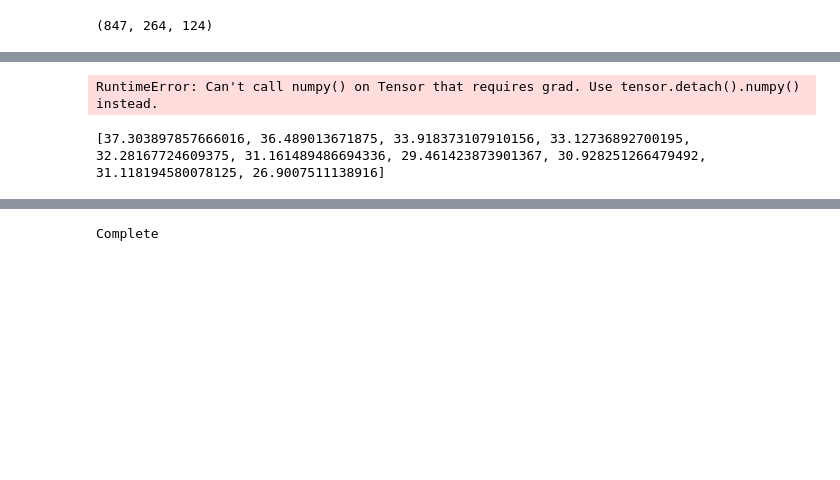
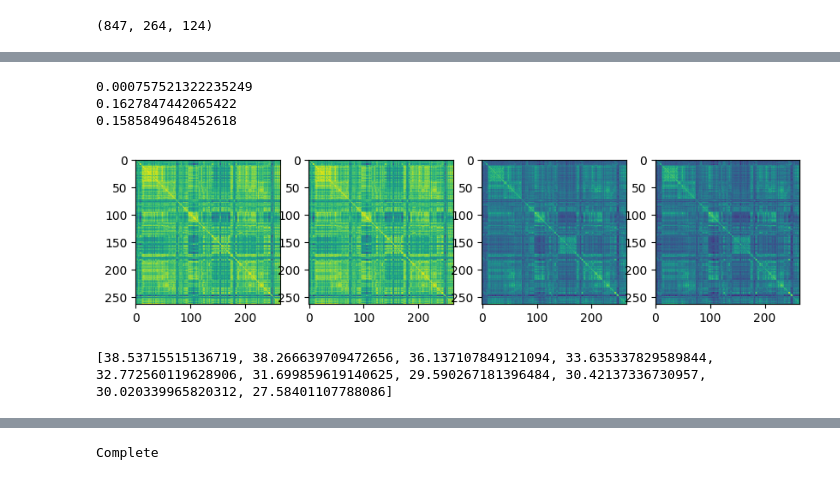
Before and after one commit to aorliche/PNC, a Jupyter notebook: LatSimEC/LatSimEC17DynFCApproxStatic.ipynb, the cells around one changed output, grey strips where cells are left out. Cells and saved outputs as stored; diff of their text form; code cells hidden in the pictures; blank space fills up the shorter version.

Commit message:
Best combo sparsity not good, ReLU good but only in creating dict, codes ridge only

```diff
--- a/LatSimEC/LatSimEC17DynFCApproxStatic.ipynb
+++ b/LatSimEC/LatSimEC17DynFCApproxStatic.ipynb
@@ -277,34 +358,37 @@ torch.Size([847, 200, 124])
 # %%
 # Reconstruct static FC from dynamic FC
 
 import matplotlib.pyplot as plt
 
-sub = 398
+sub = 200
 
 dynfc = get_sub_fc(x[sub])
 dynfc = torch.mean(dynfc, dim=-1).detach().cpu().numpy()
 
 statfc = np.corrcoef(ts[0][sub])
 
 reconfc = lrw(sub, book)
 reconfc = torch.mean(reconfc, dim=-1).detach().cpu().numpy()
 
 A = book.reshape(book.shape[0], -1).permute(1,0)
-reconfc2 = torch.mean((A.cpu()@codes[sub]), dim=1).reshape(264,264).numpy()
+reconfc2 = torch.mean(A.cpu()@F.relu(net.w[sub]).detach().cpu(), dim=1).reshape(264,264).detach().cpu().numpy()
 
 fig, ax = plt.subplots(1,4,figsize=(10,3))
 
 print(np.mean((statfc-124*dynfc)**2)**0.5)
 print(np.mean((statfc-124*reconfc)**2)**0.5)
 print(np.mean((statfc-124*reconfc2)**2)**0.5)
 
 ax[0].imshow(dynfc)
 ax[1].imshow(statfc)
 ax[2].imshow(reconfc)
 ax[3].imshow(reconfc2)
 fig.show()
 # %% [output]
-RuntimeError: Can't call numpy() on Tensor that requires grad. Use tensor.detach().numpy() instead.
+0.000757521322235249
+0.1627847442065422
+0.1585849648452618
+[figure, added]
 # %%
 ntrain = 30
 
@@ -313,6 +397,7 @@ losses = []
 for ntrain in [30,50,100,200,300,400,500,600,700,800]:
 
     codescuda = codes.float().cuda()
+#     codescuda = F.relu(net.w.detach())
     xps = torch.mean(codescuda, dim=-1) #ps.reshape(ps.shape[0],-1)
     xps = torch.cat([xps, torch.ones(xps.shape[0], 1).float().cuda()], dim=1)
     xtr = xps[:ntrain]
@@ -323,14 +408,15 @@ for ntrain in [30,50,100,200,300,400,500,600,700,800]:
     ytr = y_t[:ntrain]
     yt = y_t[ntrain:]
 
-    w, _, _, _ = torch.linalg.lstsq(xtr.T@xtr + 0.01*torch.eye(201).float().cuda(), xtr.T@ytr)
+    # REDUCE THIS TO GET GOOD RESULTS WITH SPARSITY 0.01->0.001 or 0.0001
+    w, _, _, _ = torch.linalg.lstsq(xtr.T@xtr + 0.01*torch.eye(501).float().cuda(), xtr.T@ytr)
 
 #     print(torch.mean((ytr-xtr@w)**2)**0.5)
     losses.append(float(torch.mean((yt-xt@w)**2)**0.5))
 
 print(losses)
 # %% [output]
-[37.303897857666016, 36.489013671875, 33.918373107910156, 33.12736892700195, 32.28167724609375, 31.161489486694336, 29.461423873901367, 30.928251266479492, 31.118194580078125, 26.9007511138916]
+[38.53715515136719, 38.266639709472656, 36.137107849121094, 33.635337829589844, 32.772560119628906, 31.699859619140625, 29.590267181396484, 30.42137336730957, 30.020339965820312, 27.58401107788086]
 # %%
 import itertools
 
```
Also changed, not shown: parts of 10 cells of this notebook.
